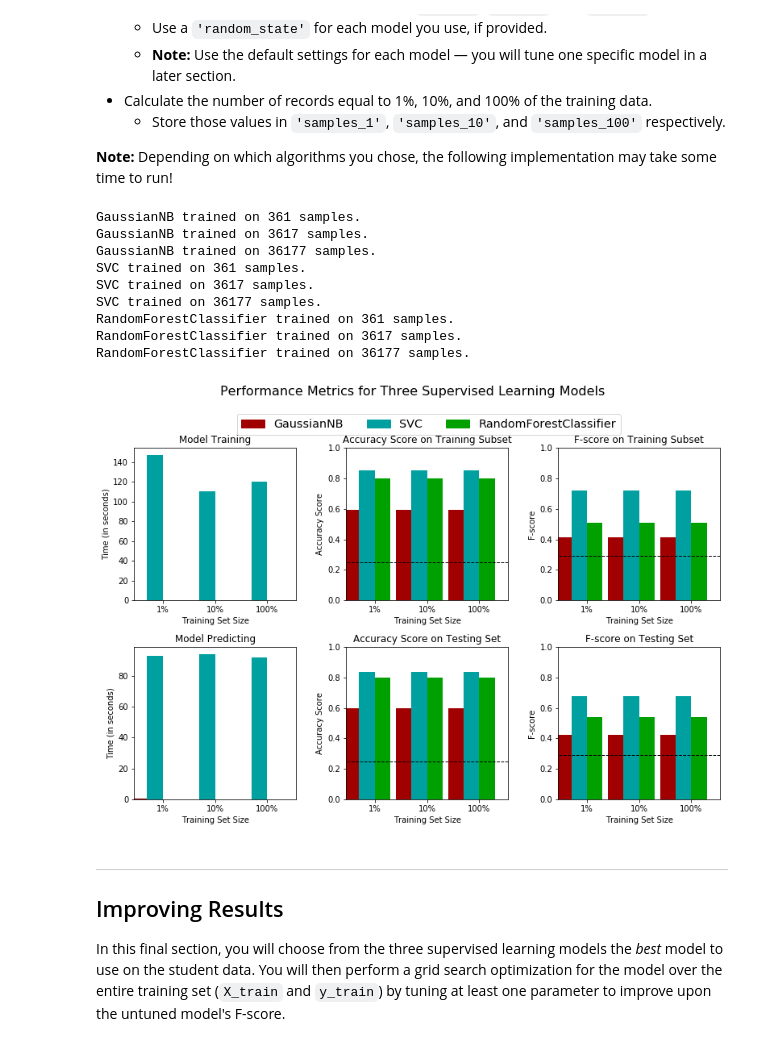
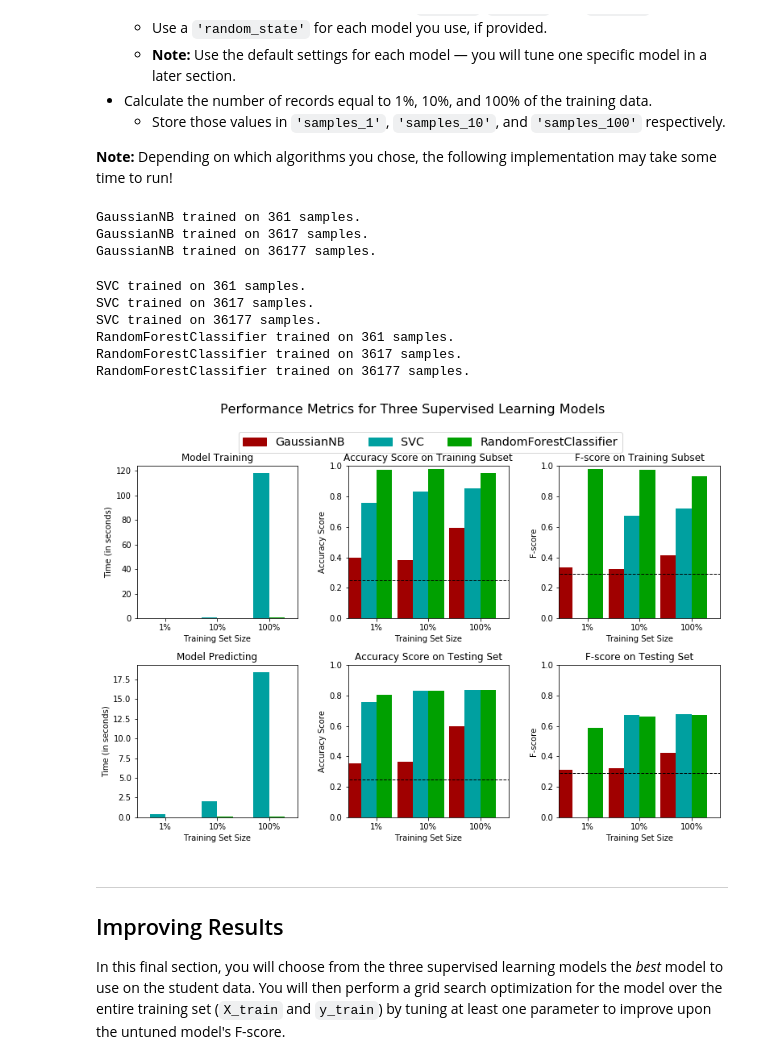
Before and after one commit to AlbertoCastelo/Machine-Learning-NanoDegree, a Jupyter notebook: 1_Supervised_Learning/finding_donors/finding_donors.ipynb, the cells around one changed output. Saved outputs shown, nothing was run; the diff lists cells and outputs as text; code cells hidden in the pictures.

```diff
--- a/1_Supervised_Learning/finding_donors/finding_donors.ipynb
+++ b/1_Supervised_Learning/finding_donors/finding_donors.ipynb
@@ -353,7 +353,7 @@ def train_predict(learner, sample_size, X_train, y_train, X_test, y_test):
 
     # TODO: Fit the learner to the training data using slicing with 'sample_size' using .fit(training_features[:], training_labels[:])
     start = time() # Get start time
-    learner.fit(X_train,y_train)
+    learner.fit(X_train[:sample_size],y_train[:sample_size])
     end = time() # Get end time
 
     # TODO: Calculate the training time
@@ -363,7 +363,7 @@ def train_predict(learner, sample_size, X_train, y_train, X_test, y_test):
     #       then get predictions on the first 300 training samples(X_train) using .predict()
     start = time() # Get start time
     predictions_test = learner.predict(X_test)
-    predictions_train = learner.predict(X_train)
+    predictions_train = learner.predict(X_train[:300])
     end = time() # Get end time
 
     # TODO: Calculate the total prediction time
@@ -403,41 +403,41 @@ from sklearn.naive_bayes import GaussianNB
 from sklearn.svm import SVC
 from sklearn.ensemble import RandomForestClassifier
 
 # TODO: Initialize the three models
 clf_A = GaussianNB()
 clf_B = SVC(kernel='rbf', random_state=0)
-clf_C = RandomForestClassifier(n_estimators=20, max_depth=3, random_state=0)
+clf_C = RandomForestClassifier(random_state=0)
 
 # TODO: Calculate the number of samples for 1%, 10%, and 100% of the training data
 # HINT: samples_100 is the entire training set i.e. len(y_train)
 # HINT: samples_10 is 10% of samples_100
 # HINT: samples_1 is 1% of samples_100
 samples_100 = X_train.shape[0]
 samples_10 = X_train.shape[0]/10
 samples_1 = X_train.shape[0]/100
 
 # Collect results on the learners
 results = {}
 for clf in [clf_A, clf_B, clf_C]:
     clf_name = clf.__class__.__name__
     results[clf_name] = {}
     for i, samples in enumerate([samples_1, samples_10, samples_100]):
         results[clf_name][i] = \
         train_predict(clf, samples, X_train, y_train, X_test, y_test)
 
 # Run metrics visualization for the three supervised learning models chosen
 vs.evaluate(results, accuracy, fscore)
 # %% [output]
 GaussianNB trained on 361 samples.
 GaussianNB trained on 3617 samples.
 GaussianNB trained on 36177 samples.
-SVC trained on 361 samples.
-SVC trained on 3617 samples.
-SVC trained on 36177 samples.
-RandomForestClassifier trained on 361 samples.
-RandomForestClassifier trained on 3617 samples.
-RandomForestClassifier trained on 36177 samples.
+SVC trained on 361 samples.
+SVC trained on 3617 samples.
+SVC trained on 36177 samples.
+RandomForestClassifier trained on 361 samples.
+RandomForestClassifier trained on 3617 samples.
+RandomForestClassifier trained on 36177 samples.
-[figure, old version]
+[figure, new version]
 # %% [markdown]
 ----
 ## Improving Results
```
Also changed, not shown: parts of 3 cells of this notebook, 1 other file.
